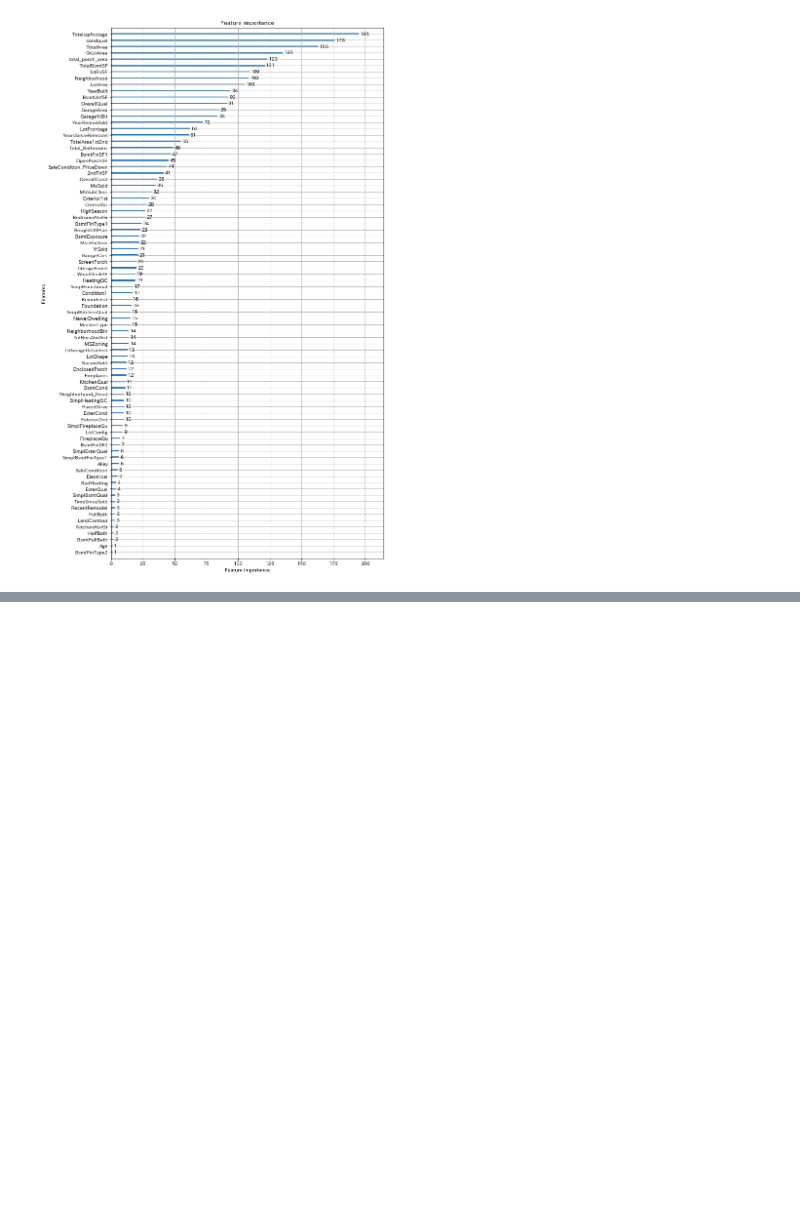
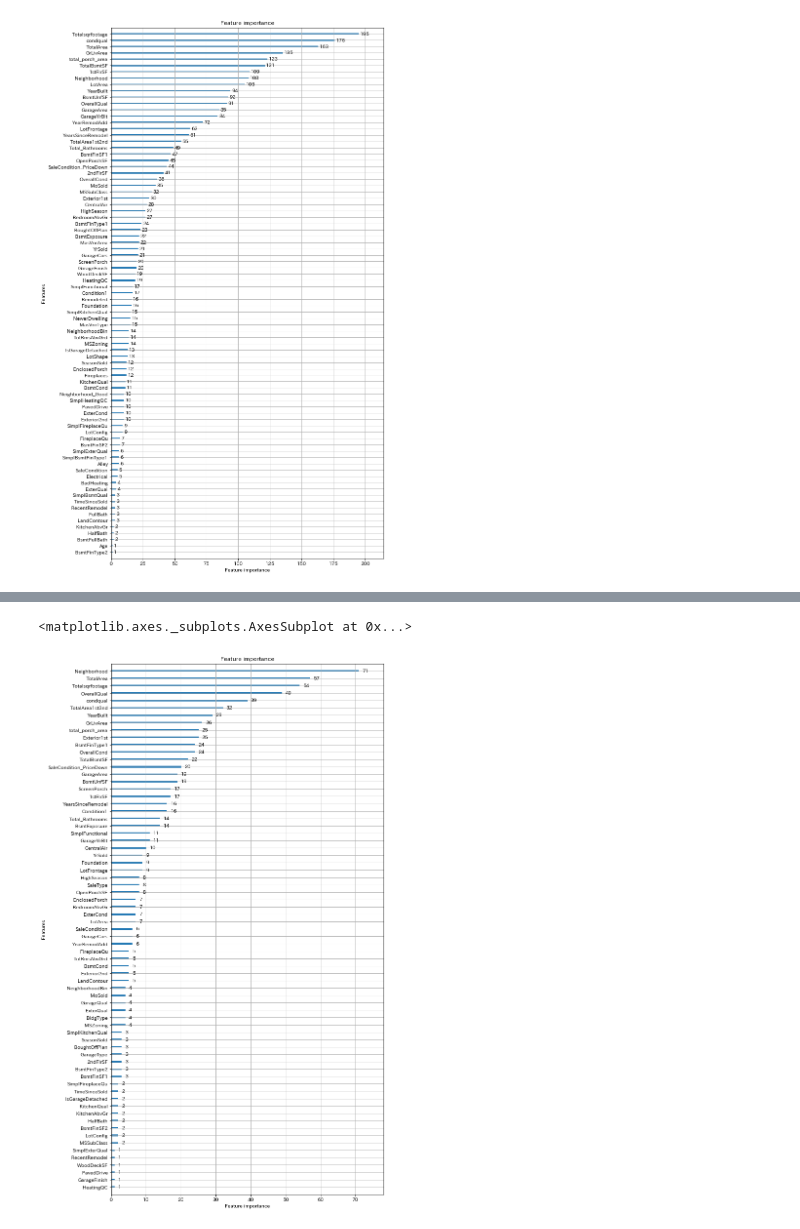
Before and after one commit to kooooyooooo/houseprice, a Jupyter notebook: 004feature_engineering2.ipynb, the cells around one changed output, grey strips where cells are left out. Drawn from its saved outputs; the diff is of its cells as text; code cells hidden in the pictures; blank space fills up the shorter version.

```diff
--- a/004feature_engineering2.ipynb
+++ b/004feature_engineering2.ipynb
@@ -321,0 +1298,5 @@ data.to_csv('004_data')
+# %%
+lgb.plot_importance(model, figsize=(10,20))
+# %% [output]
+<matplotlib.axes._subplots.AxesSubplot at 0x...>
+[figure, added]
```
Also changed, not shown: parts of 28 cells of this notebook, 1 other file.
